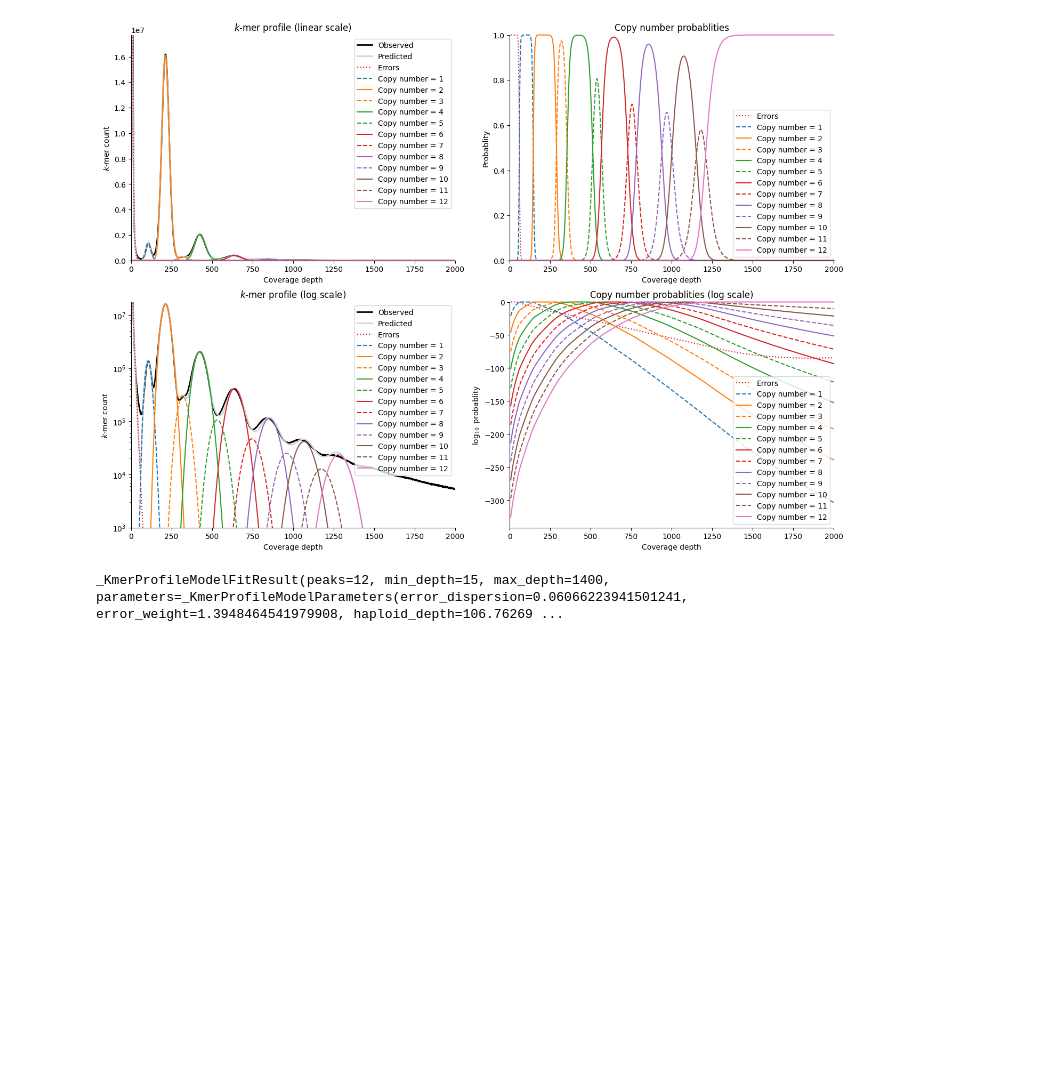
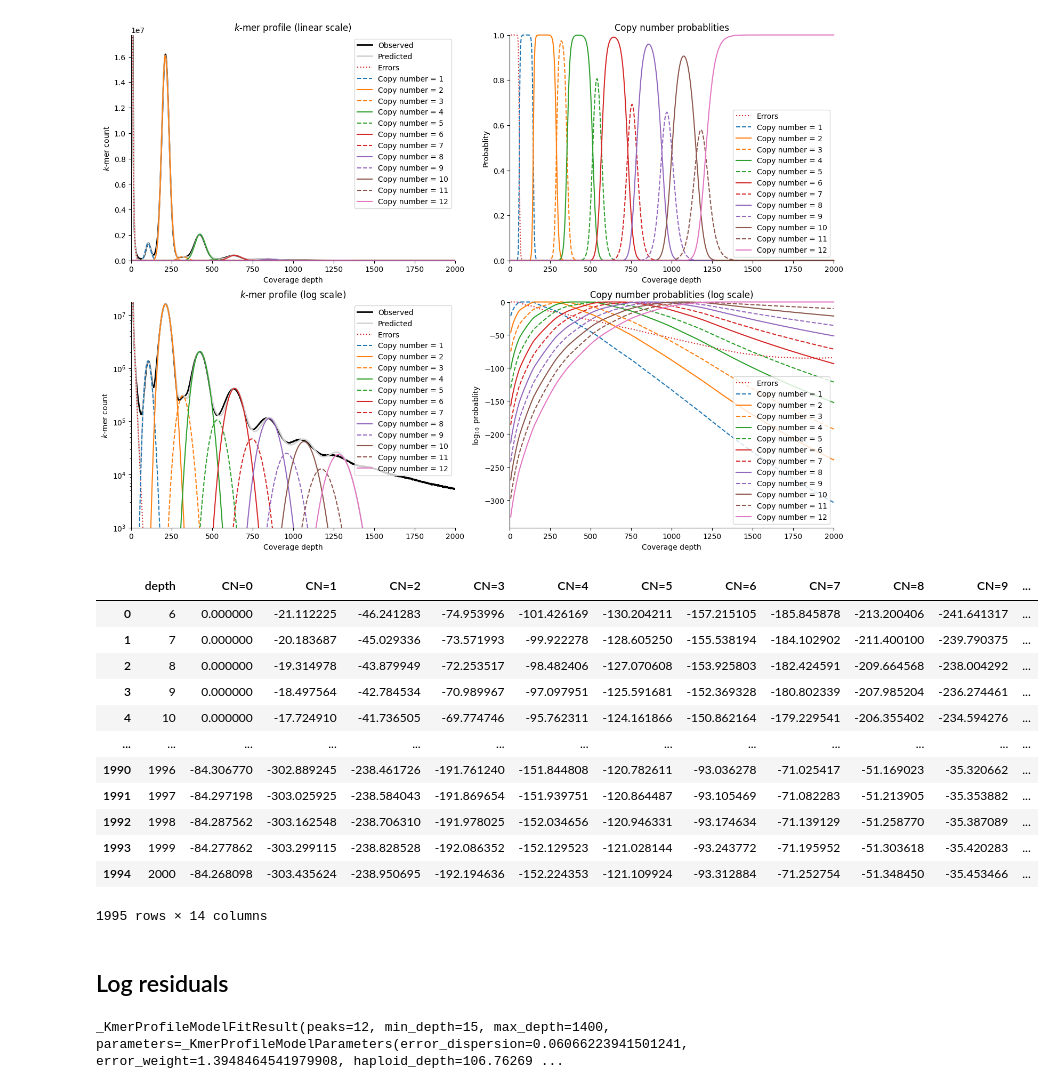
Before and after one commit to jzhang-dev/kmer-profile-decomposer, a Jupyter notebook: demo.py.ipynb, the cells around one changed output. Drawn from its saved outputs; the diff is of its cells as text; code cells hidden in the pictures; blank space fills up the shorter version.

Commit message:
Add result.get_log_probablity_dataframe()

```diff
--- a/demo.py.ipynb
+++ b/demo.py.ipynb
@@ -21,6 +23,25 @@ result.plot_probablity(axes[0, 1], scale='linear')
 result.plot_probablity(axes[1, 1], scale='log')
 # %% [output]
 [figure]
+# %%
+prob_df = result.get_log_probablity_dataframe()
+prob_df
+# %% [output]
+|  | depth | CN=0 | CN=1 | CN=2 | CN=3 | CN=4 | CN=5 | CN=6 | CN=7 | CN=8 | CN=9 | ... |
+| 0 | 6 | 0.000000 | -21.112225 | -46.241283 | -74.953996 | -101.426169 | -130.204211 | -157.215105 | -185.845878 | -213.200406 | -241.641317 | ... |
+| 1 | 7 | 0.000000 | -20.183687 | -45.029336 | -73.571993 | -99.922278 | -128.605250 | -155.538194 | -184.102902 | -211.400100 | -239.790375 | ... |
+| 2 | 8 | 0.000000 | -19.314978 | -43.879949 | -72.253517 | -98.482406 | -127.070608 | -153.925803 | -182.424591 | -209.664568 | -238.004292 | ... |
+| 3 | 9 | 0.000000 | -18.497564 | -42.784534 | -70.989967 | -97.097951 | -125.591681 | -152.369328 | -180.802339 | -207.985204 | -236.274461 | ... |
+| 4 | 10 | 0.000000 | -17.724910 | -41.736505 | -69.774746 | -95.762311 | -124.161866 | -150.862164 | -179.229541 | -206.355402 | -234.594276 | ... |
+| ... | ... | ... | ... | ... | ... | ... | ... | ... | ... | ... | ... | ... |
+| 1990 | 1996 | -84.306770 | -302.889245 | -238.461726 | -191.761240 | -151.844808 | -120.782611 | -93.036278 | -71.025417 | -51.169023 | -35.320662 | ... |
+| 1991 | 1997 | -84.297198 | -303.025925 | -238.584043 | -191.869654 | -151.939751 | -120.864487 | -93.105469 | -71.082283 | -51.213905 | -35.353882 | ... |
+| 1992 | 1998 | -84.287562 | -303.162548 | -238.706310 | -191.978025 | -152.034656 | -120.946331 | -93.174634 | -71.139129 | -51.258770 | -35.387089 | ... |
+| 1993 | 1999 | -84.277862 | -303.299115 | -238.828528 | -192.086352 | -152.129523 | -121.028144 | -93.243772 | -71.195952 | -51.303618 | -35.420283 | ... |
+| 1994 | 2000 | -84.268098 | -303.435624 | -238.950695 | -192.194636 | -152.224353 | -121.109924 | -93.312884 | -71.252754 | -51.348450 | -35.453466 | ... |
+1995 rows × 14 columns
+# %% [markdown]
+## Log residuals
 # %%
 model = KmerProfileModel(df['depth'], df['count'], 12, 15, 1400)
 result = model.fit(107, residuals='log')
```
Also changed, not shown: parts of 1 cell of this notebook, 5 other files.
